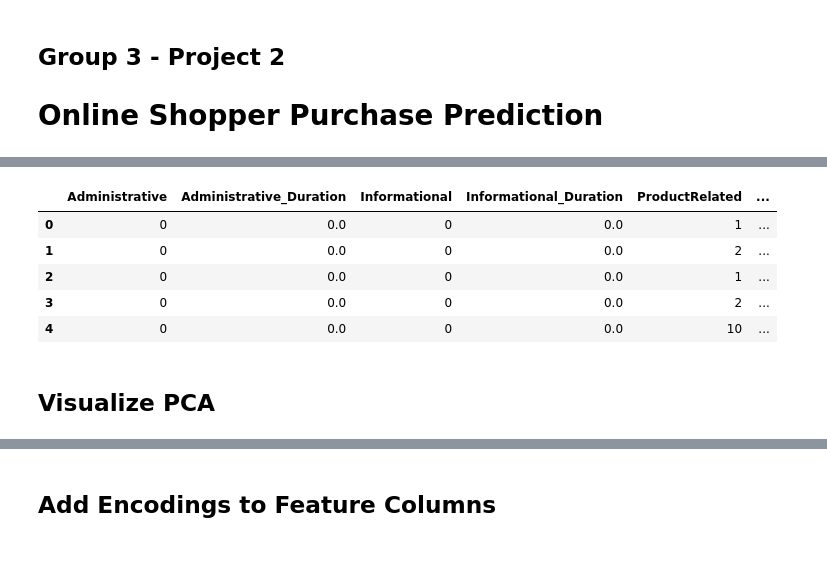
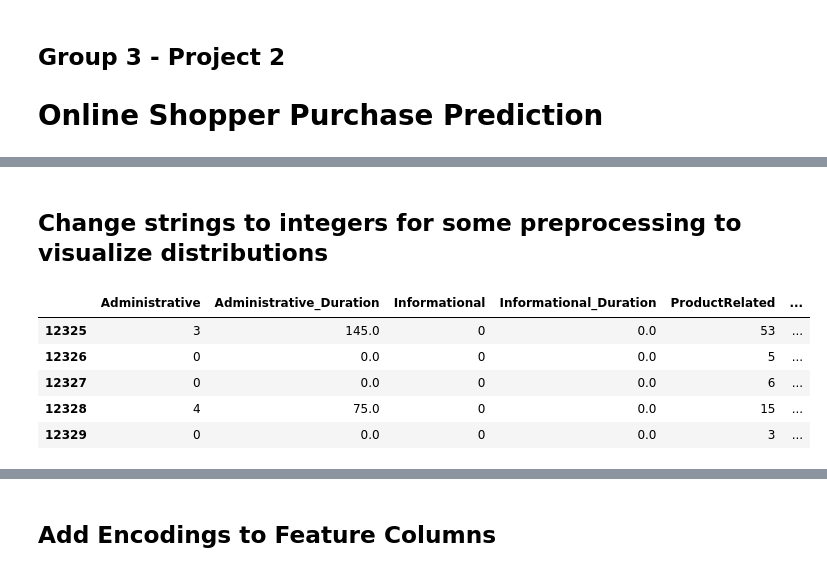
Before and after one commit to DaxKelson/aibootcampGroup3Project2, a Jupyter notebook: Project2.ipynb, the cells around one changed output, grey strips where cells are left out. Cells and saved outputs as stored; diff of their text form; code cells hidden in the pictures.

```diff
--- a/Project2.ipynb
+++ b/Project2.ipynb
@@ -56,12 +55,19 @@ True      1908
 Name: count, dtype: int64
+# %% [markdown]
+## Change strings to integers for some preprocessing to visualize distributions
+# %%
+months = {'Jan': 1, 'Feb': 2, 'Mar': 3, 'Apr': 4, 'May': 5, 'June': 6,
+          'Jul': 7, 'Aug': 8, 'Sep': 9, 'Oct': 10, 'Nov': 11, 'Dec': 12}
+online_shopping_df["Month"] = online_shopping_df["Month"].map(months)
+
+visitor = {'New_Visitor': 1, 'Returning_Visitor': 1, 'Other': 2}
+online_shopping_df["VisitorType"] = online_shopping_df["VisitorType"].map(visitor)
 # %%
-online_shopping_df.head()
+online_shopping_df.tail()
 # %% [output]
 |  | Administrative | Administrative_Duration | Informational | Informational_Duration | ProductRelated | ... |
-| 0 | 0 | 0.0 | 0 | 0.0 | 1 | ... |
-| 1 | 0 | 0.0 | 0 | 0.0 | 2 | ... |
-| 2 | 0 | 0.0 | 0 | 0.0 | 1 | ... |
-| 3 | 0 | 0.0 | 0 | 0.0 | 2 | ... |
-| 4 | 0 | 0.0 | 0 | 0.0 | 10 | ... |
+| 12325 | 3 | 145.0 | 0 | 0.0 | 53 | ... |
+| 12326 | 0 | 0.0 | 0 | 0.0 | 5 | ... |
+| 12327 | 0 | 0.0 | 0 | 0.0 | 6 | ... |
+| 12328 | 4 | 75.0 | 0 | 0.0 | 15 | ... |
+| 12329 | 0 | 0.0 | 0 | 0.0 | 3 | ... |
-# %% [markdown]
-## Visualize PCA
```
Also changed, not shown: parts of 16 cells of this notebook, 1 other file.
